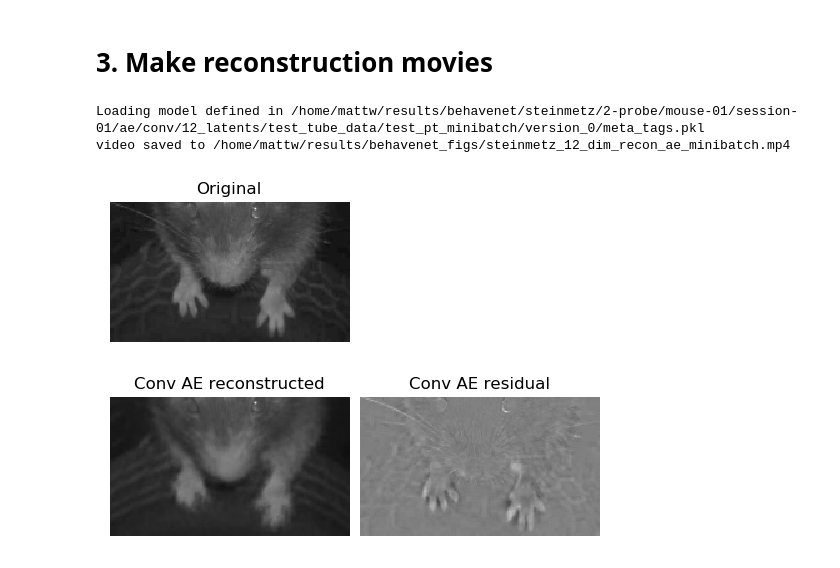
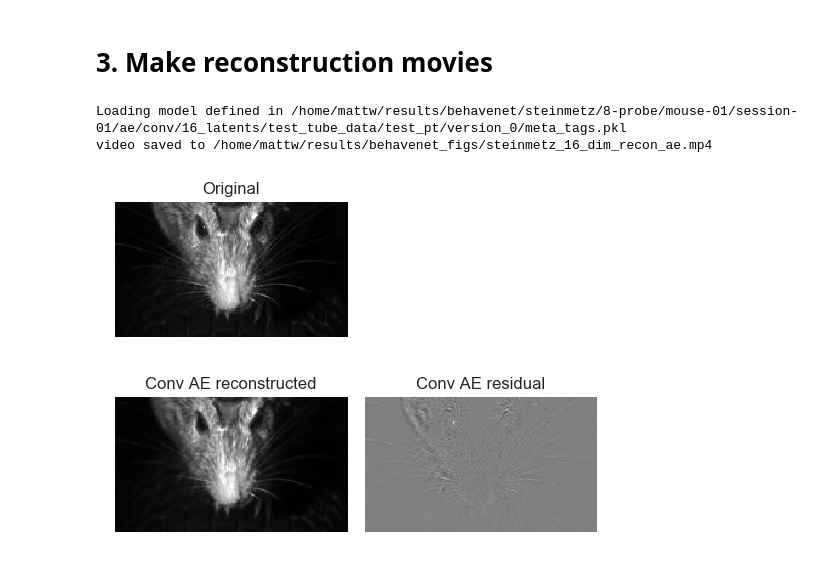
Before and after one commit to themattinthehatt/behavenet, a Jupyter notebook: behavenet/analyses/notebooks/ae_analysis_notebook.ipynb, the cells around one changed output. Cells and saved outputs as stored; diff of their text form; code cells hidden in the pictures.

```diff
--- a/behavenet/analyses/notebooks/ae_analysis_notebook.ipynb
+++ b/behavenet/analyses/notebooks/ae_analysis_notebook.ipynb
@@ -11,7 +11,7 @@ from behavenet.fitting.utils import get_best_model_version
 from behavenet.fitting.utils import get_lab_example
 
 results_dir = '/home/mattw/results/behavenet_figs/'
-save_outputs = False
+save_outputs = True
 # %% [markdown]
 # 1. Plot train/val losses as a function of epochs
 # %% [markdown]
@@ -28,6 +28,11 @@ model_types = ['conv'] #['conv', 'linear']
 metrics_df = []
 for lab in labs:
     get_lab_example(hparams, lab)
+    if lab == 'steinmetz':
+        hparams['n_ae_latents'] = 16
+        hparams['expt'] = '8-probe'
+        hparams['animal'] = 'mouse-01'
+        hparams['session'] = 'session-01'
     for model_type in model_types:
         hparams['model_type'] = model_type
         hparams['session_dir'], _ = get_output_session_dir(hparams)
@@ -217,36 +222,41 @@ version = 'best'
 hparams = {
     'data_dir': '/home/mattw/data',  # might be a different path than what is saved in hparams
     'tt_save_path': '/home/mattw/results/behavenet',
-    'experiment_name': 'test_pt_minibatch',
+    'experiment_name': 'test_pt',
     'lin_experiment_name': 'test_pt',
     'model_class': 'ae',
     'model_type': 'conv'}
 
 labs = ['steinmetz'] #, 'steinmetz-face', 'musall', 'datta']
 
 for lab in labs:
     get_lab_example(hparams, lab)
+    if lab == 'steinmetz':
+        hparams['n_ae_latents'] = 16
+        hparams['expt'] = '8-probe'
+        hparams['animal'] = 'mouse-01'
+        hparams['session'] = 'session-01'
 #     hparams['lab'] = lab
 #     hparams['expt'] = 'vistrained'
 #     hparams['animal'] = 'mSM30'
 #     hparams['session'] = '10-Oct-2017'
     data_generator = ConcatSessionsGenerator(
         hparams['data_dir'], hparams,
         signals_list=[['images']],
         transforms_list=[[None]],
         paths_list=[[os.path.join(
             hparams['data_dir'], hparams['lab'], hparams['expt'],
             hparams['animal'], hparams['session'], 'data.hdf5')]],
         device='cpu', as_numpy=False, batch_load=True, rng_seed=0)
-    trial = data_generator.datasets[0].batch_indxs['test'][4]
+    trial = data_generator.datasets[0].batch_indxs['test'][0]  # 4 good for all lab ex
 
     save_file = os.path.join(
-        results_dir, str('%s_%02i_dim_recon_ae_minibatch' % (lab, hparams['n_ae_latents'])))
+        results_dir, str('%s_%02i_dim_recon_ae' % (lab, hparams['n_ae_latents'])))
 
     make_ae_reconstruction_movie(
         hparams, version=version, save_file=save_file, include_linear=include_linear,
         trial=trial)
 # %% [output]
-Loading model defined in /home/mattw/results/behavenet/steinmetz/2-probe/mouse-01/session-01/ae/conv/12_latents/test_tube_data/test_pt_minibatch/version_0/meta_tags.pkl
-video saved to /home/mattw/results/behavenet_figs/steinmetz_12_dim_recon_ae_minibatch.mp4
+Loading model defined in /home/mattw/results/behavenet/steinmetz/8-probe/mouse-01/session-01/ae/conv/16_latents/test_tube_data/test_pt/version_0/meta_tags.pkl
+video saved to /home/mattw/results/behavenet_figs/steinmetz_16_dim_recon_ae.mp4
-[figure, old version]
+[figure, new version]
```
Also changed, not shown: parts of 1 cell of this notebook, 6 other files.
